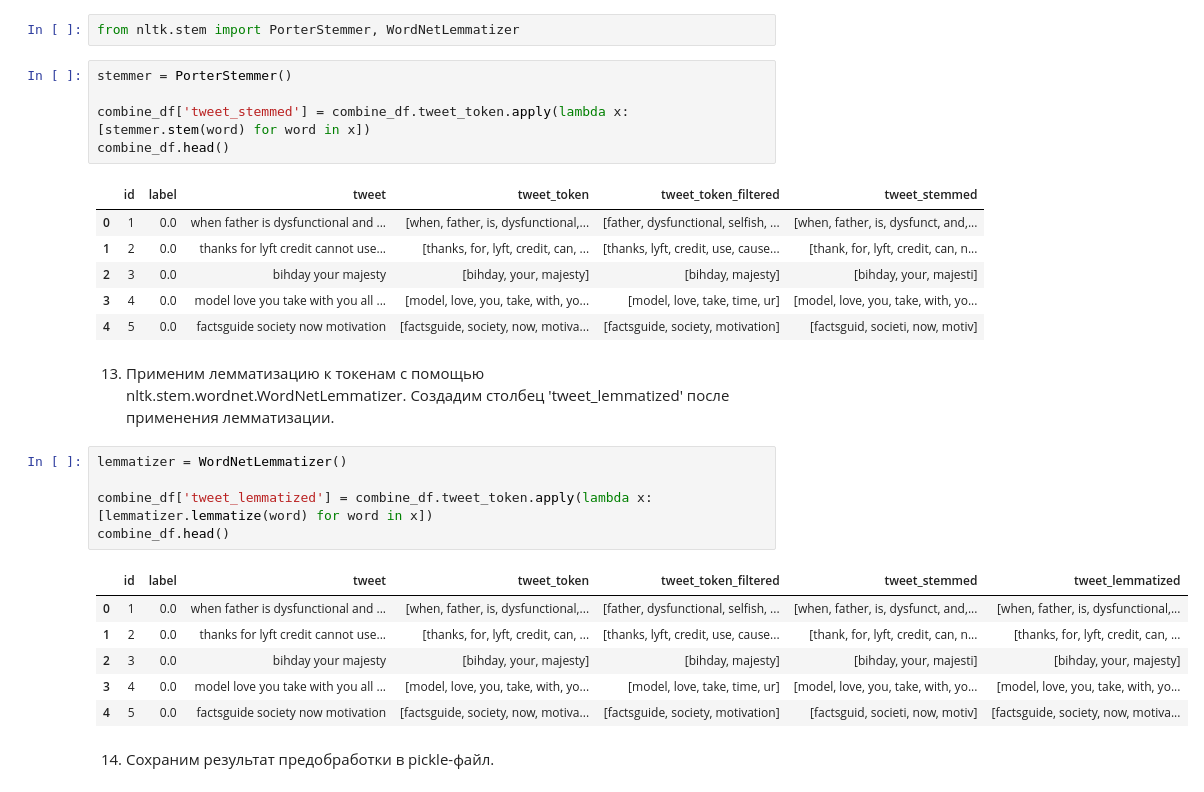
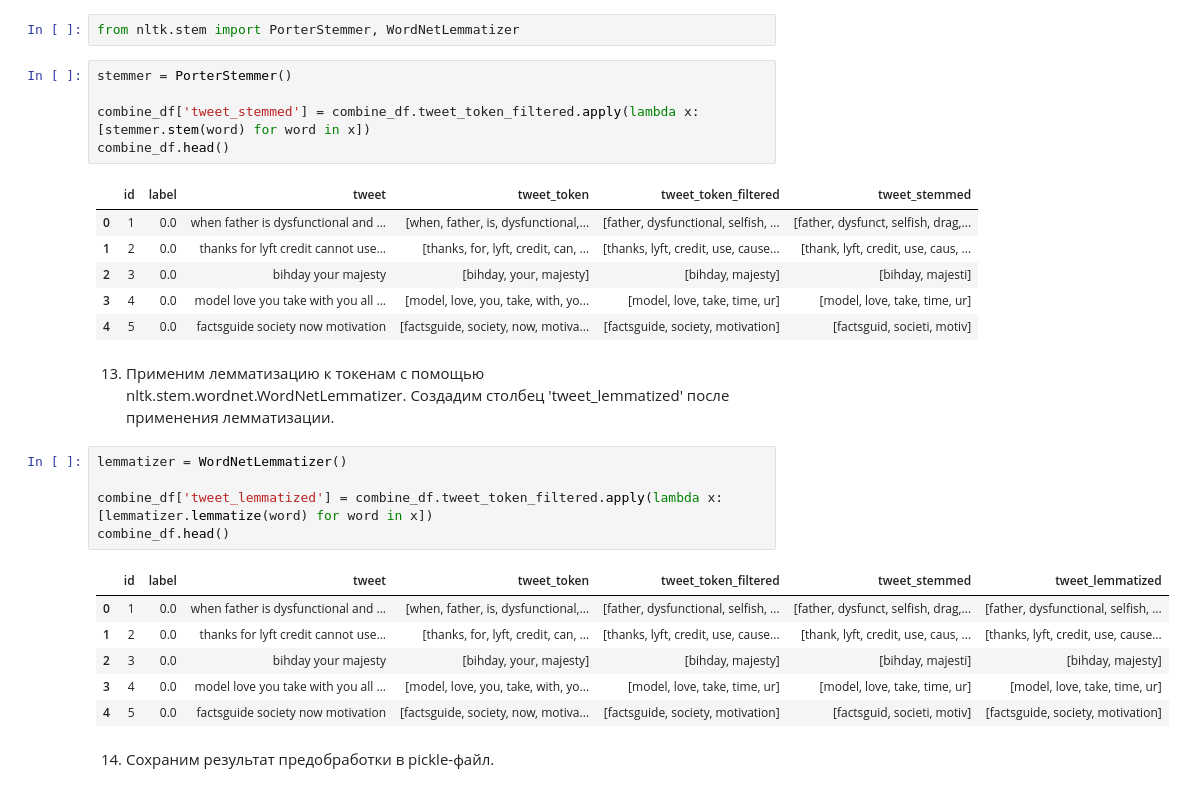
Before and after one commit to lyutovad/GU_NLP, a Jupyter notebook: Homework_1.ipynb, the cells around one changed output. Saved outputs shown, nothing was run; the diff lists cells and outputs as text.

```diff
--- a/Homework_1.ipynb
+++ b/Homework_1.ipynb
@@ -415,29 +415,29 @@ from nltk.stem import PorterStemmer, WordNetLemmatizer
 # %%
 stemmer = PorterStemmer()
 
-combine_df['tweet_stemmed'] = combine_df.tweet_token.apply(lambda x: [stemmer.stem(word) for word in x])
+combine_df['tweet_stemmed'] = combine_df.tweet_token_filtered.apply(lambda x: [stemmer.stem(word) for word in x])
 combine_df.head()
 # %% [output]
 |  | id | label | tweet | tweet_token | tweet_token_filtered | tweet_stemmed |
-| 0 | 1 | 0.0 | when father is dysfunctional and ... | [when, father, is, dysfunctional,... | [father, dysfunctional, selfish, ... | [when, father, is, dysfunct, and,... |
-| 1 | 2 | 0.0 | thanks for lyft credit cannot use... | [thanks, for, lyft, credit, can, ... | [thanks, lyft, credit, use, cause... | [thank, for, lyft, credit, can, n... |
-| 2 | 3 | 0.0 | bihday your majesty | [bihday, your, majesty] | [bihday, majesty] | [bihday, your, majesti] |
-| 3 | 4 | 0.0 | model love you take with you all ... | [model, love, you, take, with, yo... | [model, love, take, time, ur] | [model, love, you, take, with, yo... |
-| 4 | 5 | 0.0 | factsguide society now motivation | [factsguide, society, now, motiva... | [factsguide, society, motivation] | [factsguid, societi, now, motiv] |
+| 0 | 1 | 0.0 | when father is dysfunctional and ... | [when, father, is, dysfunctional,... | [father, dysfunctional, selfish, ... | [father, dysfunct, selfish, drag,... |
+| 1 | 2 | 0.0 | thanks for lyft credit cannot use... | [thanks, for, lyft, credit, can, ... | [thanks, lyft, credit, use, cause... | [thank, lyft, credit, use, caus, ... |
+| 2 | 3 | 0.0 | bihday your majesty | [bihday, your, majesty] | [bihday, majesty] | [bihday, majesti] |
+| 3 | 4 | 0.0 | model love you take with you all ... | [model, love, you, take, with, yo... | [model, love, take, time, ur] | [model, love, take, time, ur] |
+| 4 | 5 | 0.0 | factsguide society now motivation | [factsguide, society, now, motiva... | [factsguide, society, motivation] | [factsguid, societi, motiv] |
 # %% [markdown]
 13. Применим лемматизацию к токенам с помощью nltk.stem.wordnet.WordNetLemmatizer. Создадим столбец 'tweet_lemmatized' после применения лемматизации.
 # %%
 lemmatizer = WordNetLemmatizer()
 
-combine_df['tweet_lemmatized'] = combine_df.tweet_token.apply(lambda x: [lemmatizer.lemmatize(word) for word in x])
+combine_df['tweet_lemmatized'] = combine_df.tweet_token_filtered.apply(lambda x: [lemmatizer.lemmatize(word) for word in x])
 combine_df.head()
 # %% [output]
 |  | id | label | tweet | tweet_token | tweet_token_filtered | tweet_stemmed | tweet_lemmatized |
-| 0 | 1 | 0.0 | when father is dysfunctional and ... | [when, father, is, dysfunctional,... | [father, dysfunctional, selfish, ... | [when, father, is, dysfunct, and,... | [when, father, is, dysfunctional,... |
-| 1 | 2 | 0.0 | thanks for lyft credit cannot use... | [thanks, for, lyft, credit, can, ... | [thanks, lyft, credit, use, cause... | [thank, for, lyft, credit, can, n... | [thanks, for, lyft, credit, can, ... |
-| 2 | 3 | 0.0 | bihday your majesty | [bihday, your, majesty] | [bihday, majesty] | [bihday, your, majesti] | [bihday, your, majesty] |
-| 3 | 4 | 0.0 | model love you take with you all ... | [model, love, you, take, with, yo... | [model, love, take, time, ur] | [model, love, you, take, with, yo... | [model, love, you, take, with, yo... |
-| 4 | 5 | 0.0 | factsguide society now motivation | [factsguide, society, now, motiva... | [factsguide, society, motivation] | [factsguid, societi, now, motiv] | [factsguide, society, now, motiva... |
+| 0 | 1 | 0.0 | when father is dysfunctional and ... | [when, father, is, dysfunctional,... | [father, dysfunctional, selfish, ... | [father, dysfunct, selfish, drag,... | [father, dysfunctional, selfish, ... |
+| 1 | 2 | 0.0 | thanks for lyft credit cannot use... | [thanks, for, lyft, credit, can, ... | [thanks, lyft, credit, use, cause... | [thank, lyft, credit, use, caus, ... | [thanks, lyft, credit, use, cause... |
+| 2 | 3 | 0.0 | bihday your majesty | [bihday, your, majesty] | [bihday, majesty] | [bihday, majesti] | [bihday, majesty] |
+| 3 | 4 | 0.0 | model love you take with you all ... | [model, love, you, take, with, yo... | [model, love, take, time, ur] | [model, love, take, time, ur] | [model, love, take, time, ur] |
+| 4 | 5 | 0.0 | factsguide society now motivation | [factsguide, society, now, motiva... | [factsguide, society, motivation] | [factsguid, societi, motiv] | [factsguide, society, motivation] |
 # %% [markdown]
 14. Сохраним результат предобработки в pickle-файл.
 # %%
```
Also changed, not shown: parts of 1 cell of this notebook.
